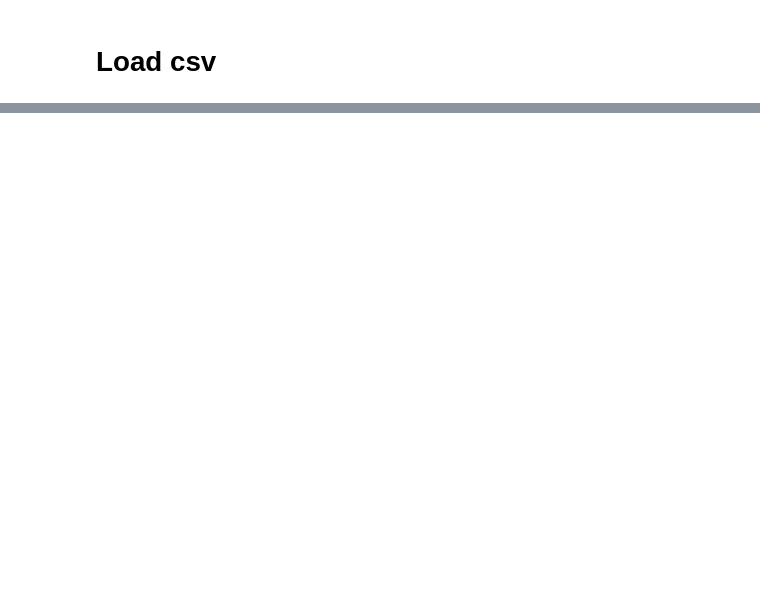
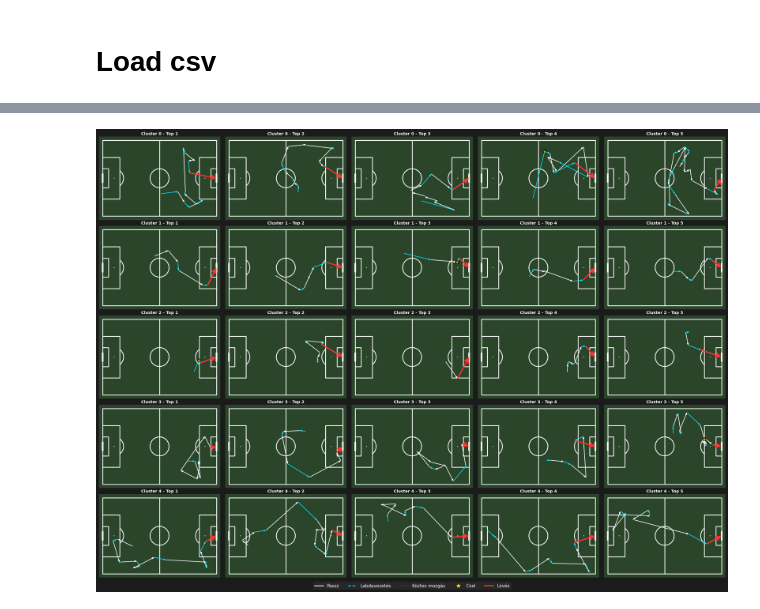
Before and after one commit to lovajujo/evolution-of-attacking-plays-in-women-s-football, a Jupyter notebook: attacking_sequences.ipynb, the cells around one changed output, grey strips where cells are left out. Drawn from its saved outputs; the diff is of its cells as text; code cells hidden in the pictures; blank space fills up the shorter version.

```diff
--- a/attacking_sequences.ipynb
+++ b/attacking_sequences.ipynb
@@ -2452,0 +611,5 @@ Name: count, dtype: int64
+# %%
+K = 5
+kmeans = KMeans(n_clusters=K, random_state=42, n_init=10).fit(attacks_pca)
+attacks['cluster_kmeans'] = kmeans.labels_
+print(attacks['cluster_kmeans'].value_counts().sort_index())
@@ -2452,0 +719,12 @@ Name: count, dtype: int64
+# %%
+# 3D plot
+
+
+plot_df = pd.DataFrame(attacks_pca[:, :3], columns=['PC1', 'PC2', 'PC3'])
+plot_df['Cluster'] = kmeans.labels_.astype(str)
+fig = px.scatter_3d(plot_df, x='PC1', y='PC2', z='PC3', color='Cluster', opacity=0.7,
+                    color_discrete_sequence=px.colors.qualitative.Safe,
+                    title=f'Támadások 3D PCA vetülete a k-Means klaszterekkel (k={K})')
+fig.update_traces(marker=dict(size=4, line=dict(width=0.5, color='DarkSlateGrey')))
+fig.update_layout(margin=dict(l=0, r=0, b=0, t=40))
+fig.show()
@@ -2452,0 +733,62 @@ Name: count, dtype: int64
+# %%
+events_by_seq = {sid: g for sid, g in df.groupby('sequence_id')}   # df időrendbe rendezett
+
+
+def plot_sequence(ax, pitch, events):
+    """Egy támadássorozat kirajzolása: passz (fehér), labdavezetés (cián), csel (csillag), lövés (piros)."""
+    prev_end = None
+    for e in events.itertuples():
+        start = (e.x, e.y)
+        if prev_end is not None and prev_end != start:           # köztes mozgás
+            ax.plot(*zip(prev_end, start), color='gray', linestyle=':', linewidth=1, alpha=0.5, zorder=2)
+
+        if pd.notna(e.pass_end_x):
+            pitch.arrows(e.x, e.y, e.pass_end_x, e.pass_end_y, ax=ax, color='white',
+                         width=1.5, headwidth=3, headlength=3, zorder=3)
+            prev_end = (e.pass_end_x, e.pass_end_y)
+        elif pd.notna(e.carry_end_x):
+            pitch.arrows(e.x, e.y, e.carry_end_x, e.carry_end_y, ax=ax, color='#00e5ff',
+                         width=1.5, headwidth=3, headlength=3, linestyle='--', zorder=3)
+            prev_end = (e.carry_end_x, e.carry_end_y)
+        else:
+            prev_end = start
+
+        if e.type == 'Dribble':
+            ax.scatter(e.x, e.y, marker='*', color='gold', s=120, edgecolors='black', zorder=5)
+        elif e.type == 'Shot':
+            pitch.arrows(e.x, e.y, 120, 40, ax=ax, color='#ff3333', width=3, headwidth=5, headlength=5, zorder=6)
+
+
+def plot_cluster_examples(attacks, labels, distances, label_col='cluster_kmeans', top_n=5):
+    """Klaszterenként a centroidhoz legközelebbi top_n támadás."""
+    k = distances.shape[1]
+    pitch = Pitch(pitch_type='statsbomb', pitch_color='#2b452b', line_color='white')
+    fig, axes = pitch.draw(nrows=k, ncols=top_n, figsize=(22, 3.2 * k))
+    fig.patch.set_facecolor('#1b1b1b')
+
+    for c in range(k):
+        members = np.where(labels == c)[0]
+        nearest = members[np.argsort(distances[members, c])[:top_n]]
+        for i, pos in enumerate(nearest):
+            ax = axes[c, i]
+            ax.set_title(f'Cluster {c} - Top {i + 1}', color='white', fontsize=10, fontweight='bold', pad=4)
+            plot_sequence(ax, pitch, events_by_seq[attacks.loc[pos, 'sequence_id']])
+
+    legend = [
+        plt.Line2D([0], [0], color='white', lw=2, label='Passz'),
+        plt.Line2D([0], [0], color='#00e5ff', lw=2, linestyle='--', label='Labdavezetés'),
+        plt.Line2D([0], [0], color='gray', lw=1, linestyle=':', label='Köztes mozgás'),
+        plt.Line2D([0], [0], marker='*', color='gold', label='Csel', markerfacecolor='gold',
+                   markersize=10, linestyle='None'),
+        plt.Line2D([0], [0], color='#ff3333', lw=3, label='Lövés'),
+    ]
+    fig.legend(handles=legend, loc='lower center', ncol=5, fontsize=11, frameon=True,
+               facecolor='#2b2b2b', edgecolor='none', labelcolor='white')
+    plt.tight_layout()
+    plt.subplots_adjust(bottom=0.03)
+    plt.show()
+
+
+plot_cluster_examples(attacks, kmeans.labels_, cdist(attacks_pca, kmeans.cluster_centers_))
+# %% [output]
+[figure, added]
```
Also changed, not shown: parts of 137 cells of this notebook.
